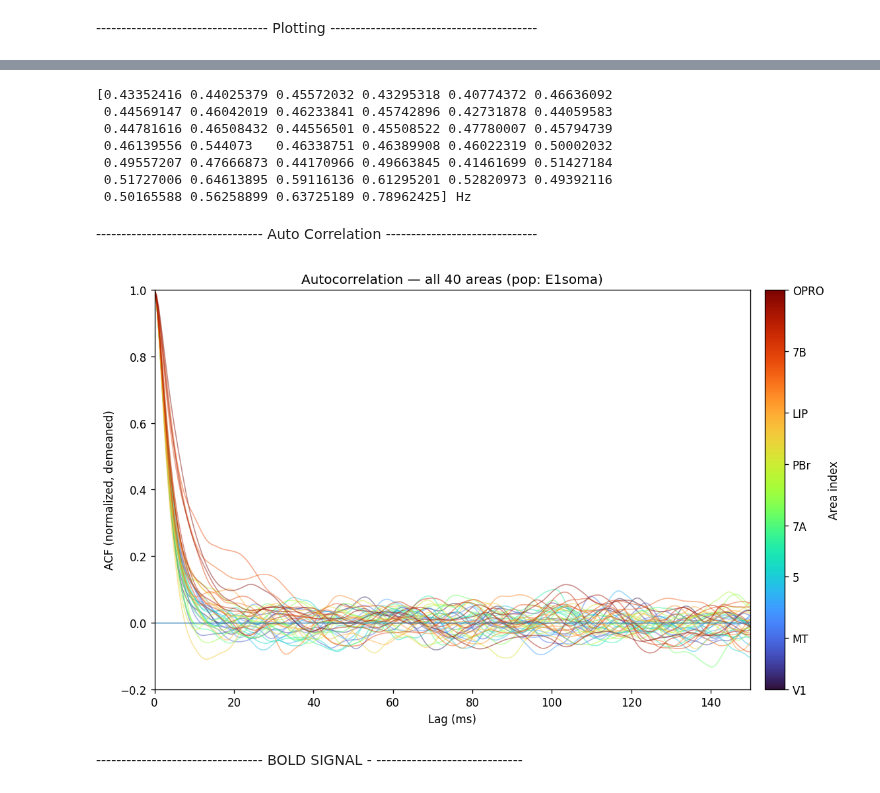
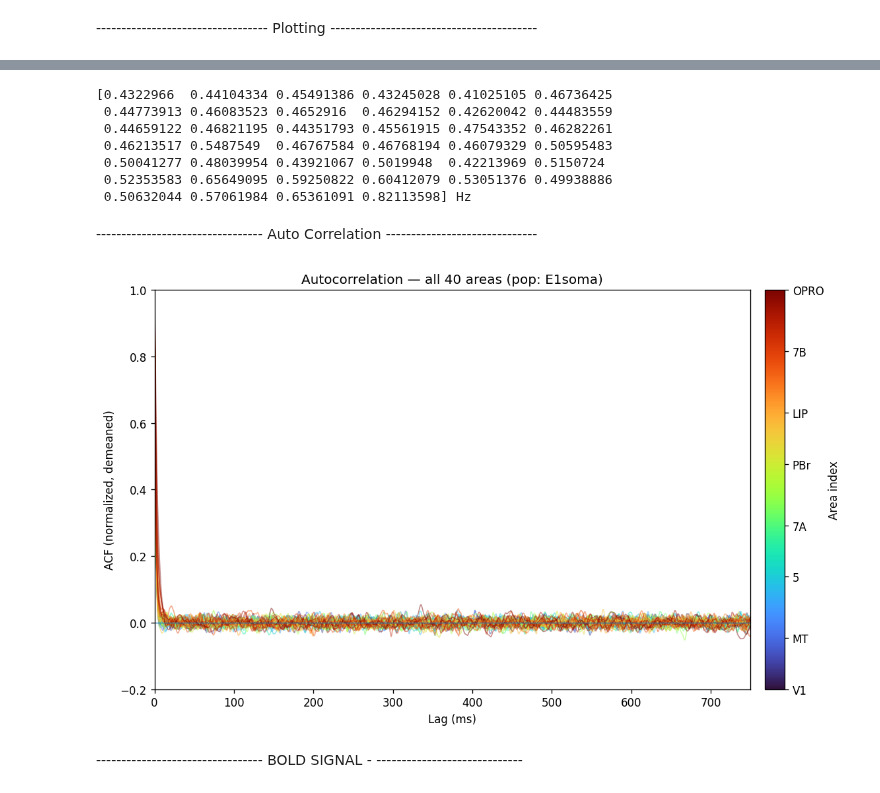
Before and after one commit to GKDavidson1/serotonin, a Jupyter notebook: RwB with multiple stim.ipynb, the cells around one changed output, grey strips where cells are left out. Cells and saved outputs as stored; diff of their text form; code cells hidden in the pictures.

```diff
--- a/RwB with multiple stim.ipynb
+++ b/RwB with multiple stim.ipynb
@@ -138,16 +138,18 @@ PARAMS = {
         #   'r_0_e': 5 * brian2.Hz, #default
           'r_0_e': 0 * brian2.Hz,
         # timestep
-          'dt': 0.5 * brian2.ms, #default
-          # 'dt': 5.0 * brian2.ms,
+        #   'dt': 0.5 * brian2.ms, #default
+          'dt': 1.0 * brian2.ms,
         # trial length
 
 
          # target stimulus on time
           'stim_on': 1 * brian2.second,
+         'stim_off': 1.4 * brian2.second,
+
         # target stimulus off time
-          'stim_off': 1.4 * brian2.second,
-          # 'stim_off': 3.4 * brian2.second,
+        #   'stim_on': 8 * brian2.second,
+        #   'stim_off': 8.4 * brian2.second,
 
         # target stimulus on time
         #   'stim_on': 0.1 * brian2.second,
@@ -190,7 +192,7 @@ PARAMS = {
           'std_noise': 8 * brian2.pA,
           # 'std_noise': 0.0 * brian2.pA,
 
-          'trial_length': 5 * brian2.second,
+          'trial_length': 35 * brian2.second,
         # Long-range connectivity strengths
         #   'mu_ee': 1.45, #default
             'mu_ee': 1.55,
@@ -810,13 +812,13 @@ plt.show()
 # %%
 print(np.mean(R[:,:,0], axis= 0))
 # %% [output]
-[0.43352416 0.44025379 0.45572032 0.43295318 0.40774372 0.46636092
- 0.44569147 0.46042019 0.46233841 0.45742896 0.42731878 0.44059583
- 0.44781616 0.46508432 0.44556501 0.45508522 0.47780007 0.45794739
- 0.46139556 0.544073   0.46338751 0.46389908 0.46022319 0.50002032
- 0.49557207 0.47666873 0.44170966 0.49663845 0.41461699 0.51427184
- 0.51727006 0.64613895 0.59116136 0.61295201 0.52820973 0.49392116
- 0.50165588 0.56258899 0.63725189 0.78962425] Hz
+[0.4322966  0.44104334 0.45491386 0.43245028 0.41025105 0.46736425
+ 0.44773913 0.46083523 0.4652916  0.46294152 0.42620042 0.44483559
+ 0.44659122 0.46821195 0.44351793 0.45561915 0.47543352 0.46282261
+ 0.46213517 0.5487549  0.46767584 0.46768194 0.46079329 0.50595483
+ 0.50041277 0.48039954 0.43921067 0.5019948  0.42213969 0.5150724
+ 0.52353583 0.65649095 0.59250822 0.60412079 0.53051376 0.49938886
+ 0.50632044 0.57061984 0.65361091 0.82113598] Hz
 # %%
 df = pandas.DataFrame(R[:,:,0])
 df.to_csv("firing rates.csv", index=False)
@@ -984,23 +986,23 @@ def bin_firing_rate(
 # %%
 dt_ms = float(PARAMS["dt"] / b2.ms)
 bin_ms = 0.5
 R_binned, dt_bin_ms = bin_firing_rate(R[2800:,:,:], dt_ms=dt_ms, bin_ms=bin_ms, mode="mean")
 
 
 # --- call it ---
 plot_acf_oneplot_gradient(
     R_binned,
     area_names=area_list_SLN,
     pops=pops,
     pop_name="E1soma",
     dt=bin_ms * brian2.ms,
-    max_lag_ms=150,
+    max_lag_ms=750,
     cmap_name="turbo",      # very clear gradient for 40 lines
     alpha=0.45,
     lw=1.0
 )
 # %% [output]
-[figure, old version]
+[figure, new version]
 # %% [markdown]
 --------------------------------- BOLD
 SIGNAL - -----------------------------
```
Also changed, not shown: parts of 5 cells of this notebook, 49 other files.
